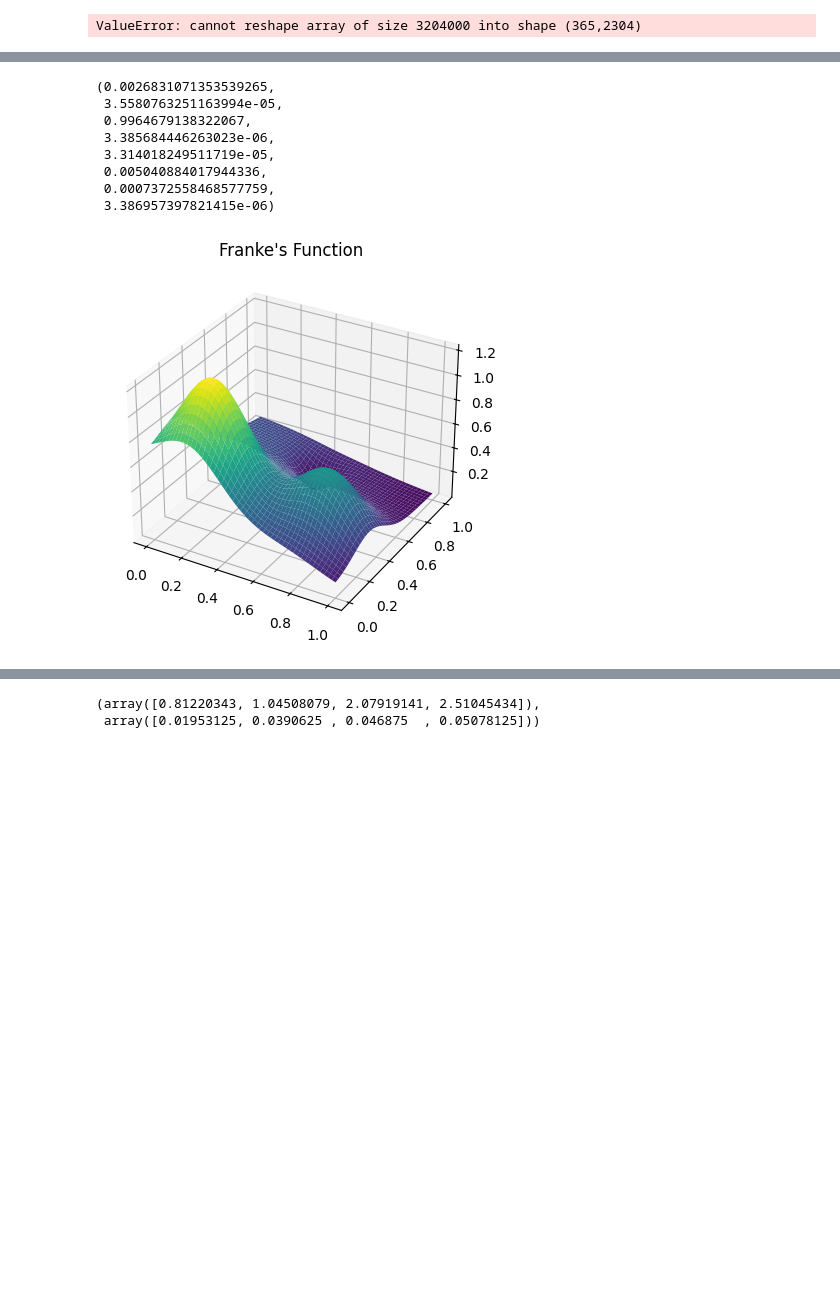
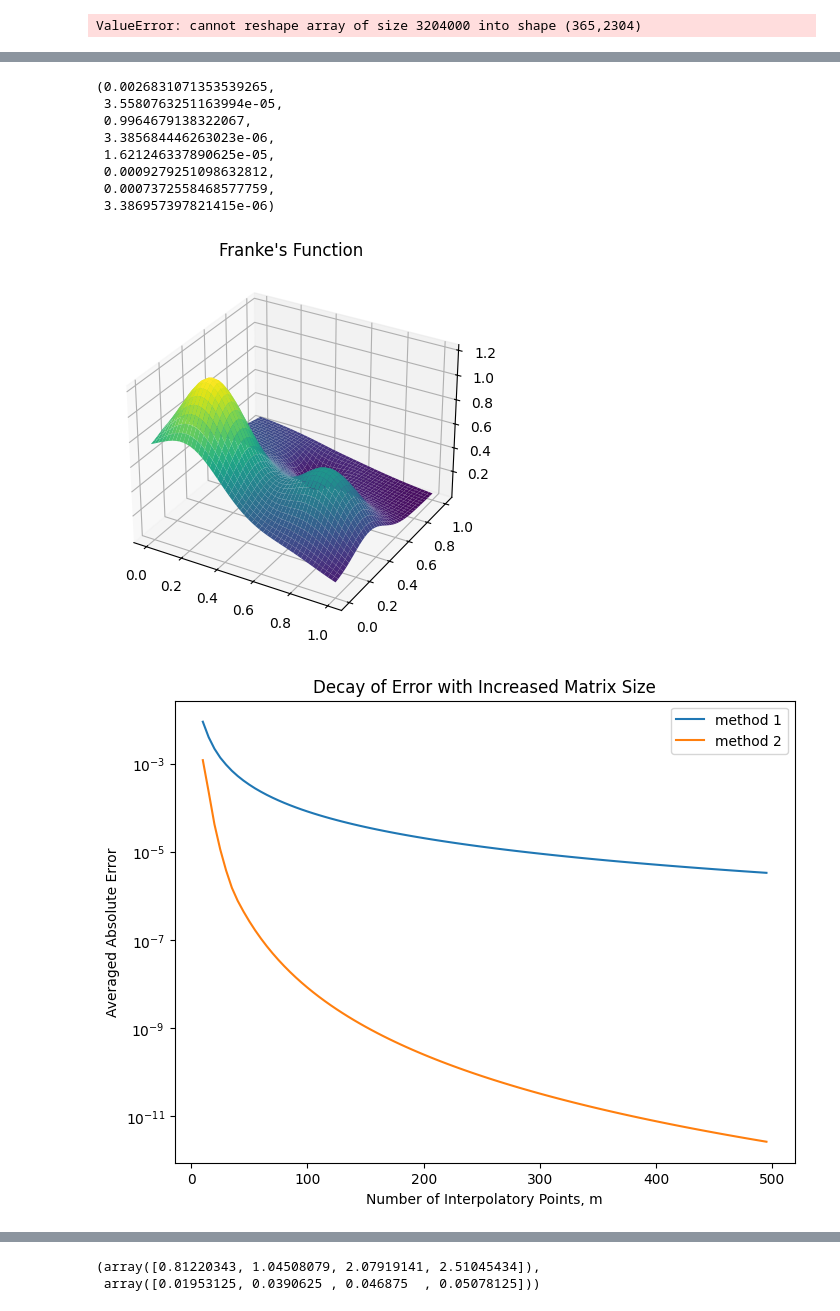
Before and after one commit to callieham/Year-3, a Jupyter notebook: Scientific Computing/project_3_testing.ipynb, the cells around one changed output, grey strips where cells are left out. Drawn from its saved outputs; the diff is of its cells as text; code cells hidden in the pictures; blank space fills up the shorter version.

Commit message:
new part 2 plot

```diff
--- a/Scientific Computing/project_3_testing.ipynb
+++ b/Scientific Computing/project_3_testing.ipynb
@@ -364,32 +364,59 @@ def part2_analyze():
     plt.title("Method 1 Absolute Error")
     plt.pcolormesh(xg[:-1, :], yI, np.abs(fI1 - fI_true), shading='auto')
     plt.colorbar()
 
     plt.subplot(1, 3, 3)
     plt.title("Method 2 Absolute Error")
     plt.pcolormesh(xg[:-1, :], yI, np.abs(fI2 - fI_true), shading='auto')
     plt.colorbar()
 
     plt.tight_layout()
     plt.show()
 
     fig = plt.figure()
     ax = plt.axes(projection='3d')
     ax.plot_surface(xg, yg, frankes_function(xg, yg), cmap='viridis')
     ax.set_title("Franke's Function")
 
+    m_list = np.arange(10, 500, 5, dtype='int')
+    errors = np.zeros((98, 2))
+    for i, m2 in enumerate(m_list):
+        temp_error = np.zeros(2)
+        for j in range(100):
+            n2 = m2 + 10
+            x2 = np.linspace(0,1,n2)
+            y2 = np.linspace(0,1,m2)
+            xg2,yg2 = np.meshgrid(x2,y2)
+            dy2 = y2[1]-y2[0]
+            yI2 = y2[:-1]+dy2/2
+            f2 = frankes_function(xg2, yg2)
+            fI_true_2 = frankes_function(xg2[:-1, :], yI2[:, None])
+            fI1_2 = part2(f2, method=1)
+            fI2_2 = part2(f2, method=2)
+            temp_error += np.array([np.mean(np.abs(fI1_2 - fI_true_2)), np.mean(np.abs(fI2_2 - fI_true_2))])
+        errors[i, :] = temp_error/100
+
+    fig, ax = plt.subplots(figsize = (8, 6))
+    ax.semilogy(m_list, errors[:, 0], label = 'method 1')
+    ax.semilogy(m_list, errors[:, 1], label = 'method 2')
+    ax.set_xlabel('Number of Interpolatory Points, m')
+    ax.set_ylabel('Averaged Absolute Error')
+    ax.set_title('Decay of Error with Increased Matrix Size')
+    ax.legend(loc = 'upper right')
+
     return np.max(np.abs(fI1 - fI_true)), np.max(np.abs(fI2 - fI_true)), 1-np.mean(np.abs(fI1 - fI_true)/fI_true), np.mean(np.abs(fI2 - fI_true)/fI_true), t2-t1, t3-t2, np.sqrt(np.mean((fI1 - fI_true) ** 2)), np.sqrt(np.mean((fI2 - fI_true) ** 2)) #modify as needed
 
 
 part2_analyze()
 # %% [output]
 [figure]
 (0.0026831071353539265,
  3.5580763251163994e-05,
  0.9964679138322067,
  3.385684446263023e-06,
- 3.314018249511719e-05,
- 0.005040884017944336,
+ 1.621246337890625e-05,
+ 0.0009279251098632812,
  0.0007372558468577759,
  3.386957397821415e-06)
 [figure]
+[figure, added]
```
Also changed, not shown: parts of 2 cells of this notebook, 1 other file.
